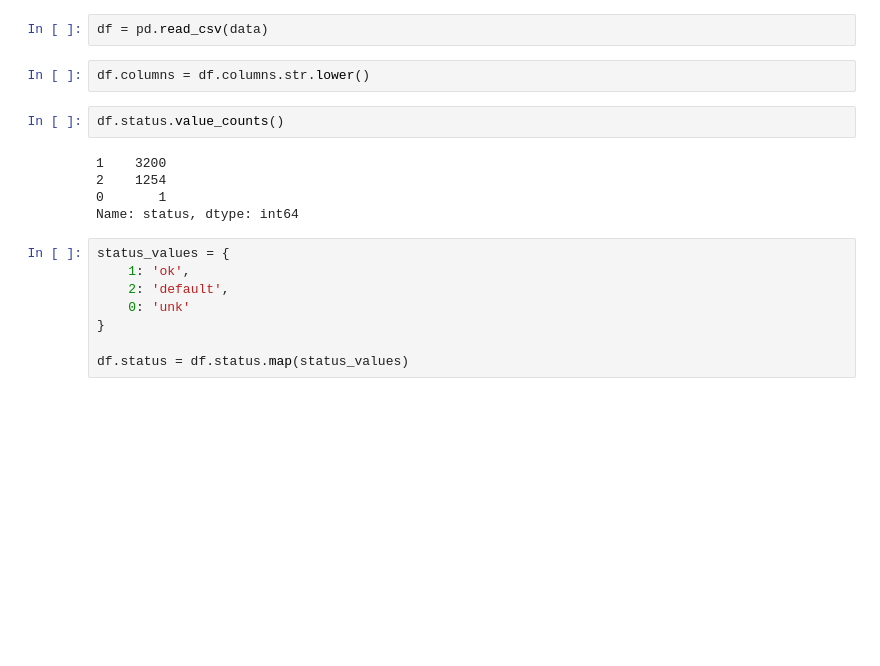
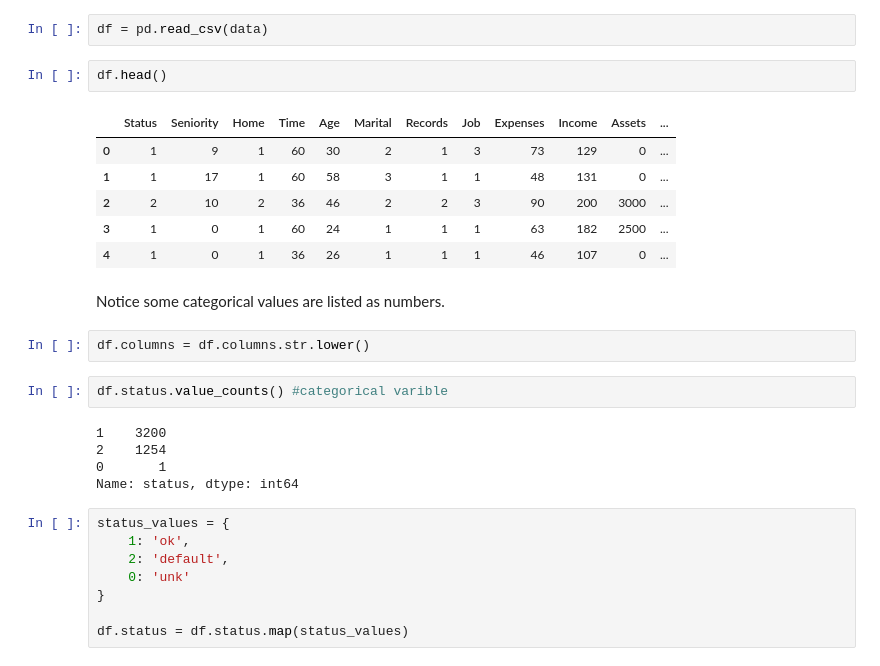
Before and after one commit to gregorywmorris/MLZoom2022, a Jupyter notebook: week_six/trees.ipynb, the cells around one changed output. Cells and saved outputs as stored; diff of their text form; blank space fills up the shorter version.

```diff
--- a/week_six/trees.ipynb
+++ b/week_six/trees.ipynb
@@ -59,10 +59,21 @@ CreditScoring.csv   100%[===================>] 178.21K  --.-KB/s    in 0.02s
 1,0,2,60,32,2,1,3,90,107,15000,0,1200,1957
 # %%
 df = pd.read_csv(data)
+# %%
+df.head()
+# %% [output]
+|  | Status | Seniority | Home | Time | Age | Marital | Records | Job | Expenses | Income | Assets | ... |
+| 0 | 1 | 9 | 1 | 60 | 30 | 2 | 1 | 3 | 73 | 129 | 0 | ... |
+| 1 | 1 | 17 | 1 | 60 | 58 | 3 | 1 | 1 | 48 | 131 | 0 | ... |
+| 2 | 2 | 10 | 2 | 36 | 46 | 2 | 2 | 3 | 90 | 200 | 3000 | ... |
+| 3 | 1 | 0 | 1 | 60 | 24 | 1 | 1 | 1 | 63 | 182 | 2500 | ... |
+| 4 | 1 | 0 | 1 | 36 | 26 | 1 | 1 | 1 | 46 | 107 | 0 | ... |
+# %% [markdown]
+Notice some categorical values are listed as numbers.
 # %%
 df.columns = df.columns.str.lower()
 # %%
-df.status.value_counts()
+df.status.value_counts() #categorical varible
 # %% [output]
 1    3200
 2    1254
```
Also changed, not shown: parts of 3 cells of this notebook.
